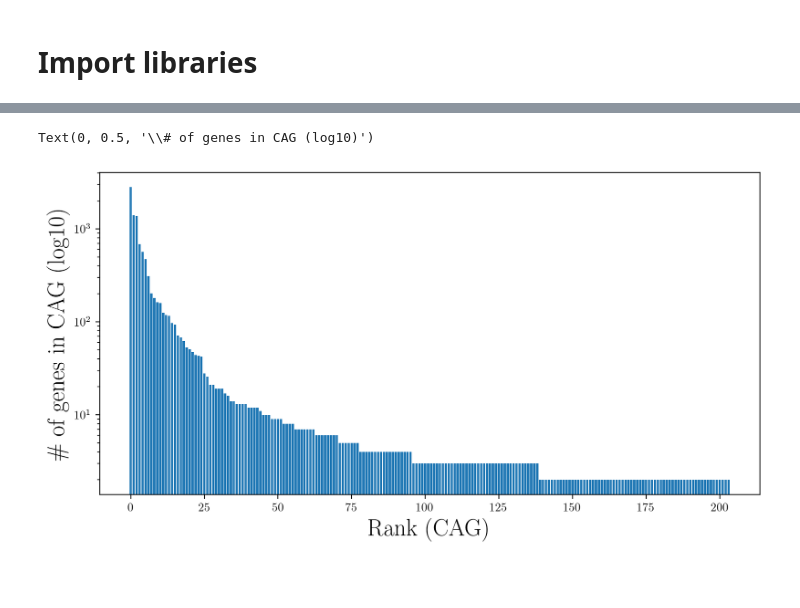
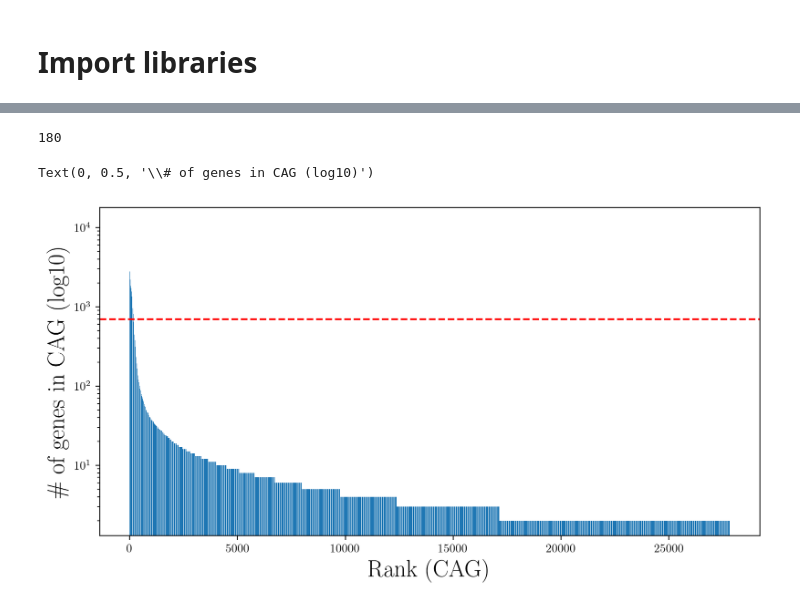
Before and after one commit to danielchang2002/MAGIC, a Jupyter notebook: src/CAG.ipynb, the cells around one changed output, grey strips where cells are left out. Cells and saved outputs as stored; diff of their text form; code cells hidden in the pictures; blank space fills up the shorter version.

```diff
--- a/src/CAG.ipynb
+++ b/src/CAG.ipynb
@@ -47,4 +16,4 @@ plt.show()
 # %%
-clusters = pd.read_csv(os.path.join(config.RAW_DIR, "reduced_CAG_clusters.tsv"), sep="\t", index_col=0)
+clusters = pd.read_csv(os.path.join(config.RAW_DIR, "clusters_allgenes_inputfilter.txt"), sep="\t", index_col=0)
 clusters
 # %% [output]
@@ -65,11 +52,15 @@ clusters
+# %%
+(counts.iloc[:, 0] > 700).sum()
+# %% [output]
+180
 # %%
 plt.figure(figsize=(10, 5), dpi=200)
-counts = clusters.groupby(level=0).count()
 num_cags = counts.shape[0]
 plt.bar(range(num_cags), counts.values.flatten())
 plt.yscale("log")
+plt.axhline(y=700, color='r', linestyle='--')
 plt.xlabel("Rank (CAG)", fontsize=20)
 plt.ylabel("\# of genes in CAG (log10)", fontsize=20)
 # %% [output]
 Text(0, 0.5, '\\# of genes in CAG (log10)')
-[figure, old version]
+[figure, new version]
```
Also changed, not shown: parts of 33 cells of this notebook, 11 other files.
